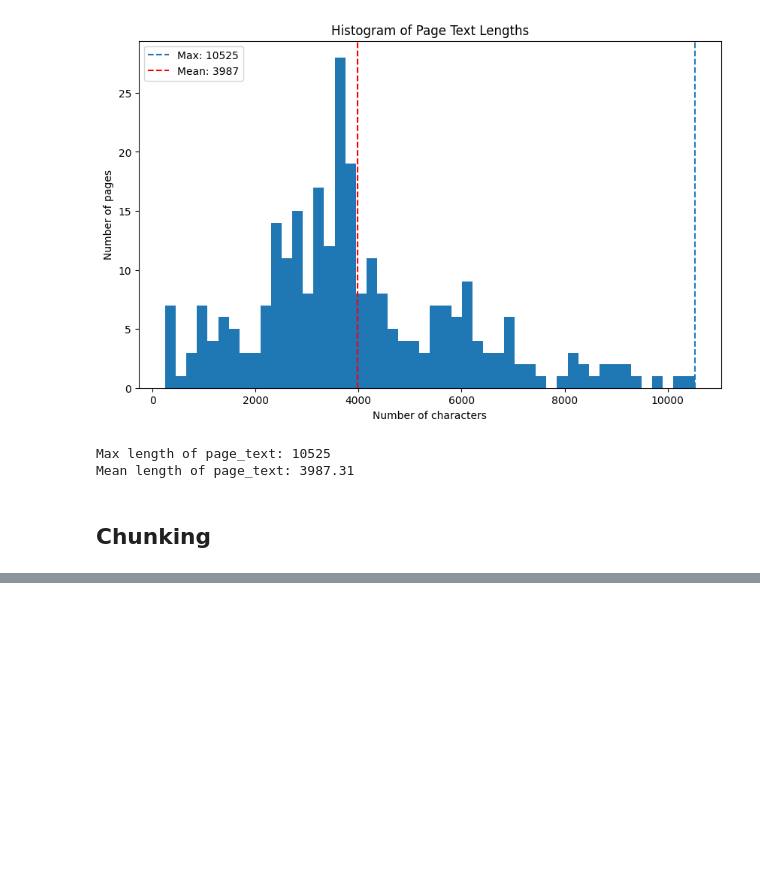
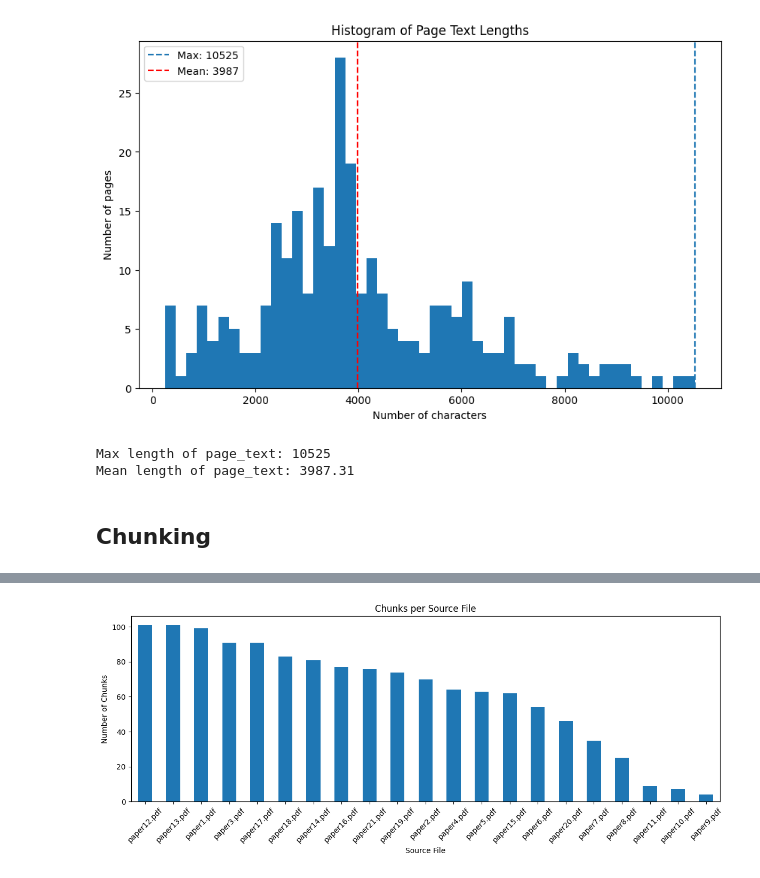
Before and after one commit to manishkolla/doc_rag_mmai, a Jupyter notebook: document_parser.ipynb, the cells around one changed output, grey strips where cells are left out. Saved outputs shown, nothing was run; the diff lists cells and outputs as text; code cells hidden in the pictures; blank space fills up the shorter version.

Commit message:
Added chunked text and embeddings into csv file

```diff
--- a/document_parser.ipynb
+++ b/document_parser.ipynb
@@ -188,0 +183,81 @@ OSError: [Errno 28] No space left on device
+# %%
+import pandas as pd
+import numpy as np
+import matplotlib.pyplot as plt
+import seaborn as sns
+import ast
+from sklearn.manifold import TSNE
+
+# === Load the CSV with ClinicalBERT embeddings ===
+csv_path = 'papers_adhd_csvs/all_papers_chunked_embeddings.csv'
+df = pd.read_csv(csv_path)
+
+# === Convert stringified embeddings back to lists ===
+df['embedding'] = df['embedding'].apply(ast.literal_eval)
+
+# === Display structure and sample data ===
+print("=== DataFrame Info ===")
+print(df.info())
+print("\n=== Sample Rows ===")
+print(df.head())
+
+# === Chunks per Document ===
+if 'source_file' in df.columns:
+    plt.figure(figsize=(12, 5))
+    df['source_file'].value_counts().plot(kind='bar')
+    plt.title('Chunks per Source File')
+    plt.xlabel('Source File')
+    plt.ylabel('Number of Chunks')
+    plt.xticks(rotation=45)
+    plt.tight_layout()
+    plt.show()
+
+# === Token Length Distribution ===
+plt.figure(figsize=(10, 5))
+df['token_length'].hist(bins=50)
+plt.axvline(512, color='red', linestyle='--', label='ClinicalBERT Token Limit')
+plt.title('Token Length Distribution')
+plt.xlabel('Number of Tokens')
+plt.ylabel('Number of Chunks')
+plt.legend()
+plt.grid(True)
+plt.show()
+
+# === Convert Embeddings to NumPy Matrix ===
+embedding_matrix = np.array(df['embedding'].tolist())
+print("Embedding Matrix Shape:", embedding_matrix.shape)
+
+# === Embedding Mean and Std Histograms ===
+embedding_means = embedding_matrix.mean(axis=1)
+embedding_stds = embedding_matrix.std(axis=1)
+
+plt.figure(figsize=(12, 4))
+plt.subplot(1, 2, 1)
+plt.hist(embedding_means, bins=40, color='skyblue')
+plt.title('Mean of Each Embedding')
+plt.xlabel('Mean Value')
+plt.ylabel('Count')
+
+plt.subplot(1, 2, 2)
+plt.hist(embedding_stds, bins=40, color='salmon')
+plt.title('Standard Deviation of Each Embedding')
+plt.xlabel('Standard Deviation')
+plt.ylabel('Count')
+
+plt.tight_layout()
+plt.show()
+
+# === t-SNE Visualization (on subset for performance) ===
+print("Running t-SNE... (this may take a moment)")
+subset_size = min(1000, len(embedding_matrix))  # cap at 1000 for speed
+tsne = TSNE(n_components=2, perplexity=30, random_state=42)
+tsne_proj = tsne.fit_transform(embedding_matrix[:subset_size])
+
+plt.figure(figsize=(8, 6))
+plt.scatter(tsne_proj[:, 0], tsne_proj[:, 1], alpha=0.6, c='mediumseagreen')
+plt.title("t-SNE Projection of ClinicalBERT Embeddings")
+plt.xlabel("Dimension 1")
+plt.ylabel("Dimension 2")
+plt.grid(True)
+plt.show()
+# %% [output]
@@ -188,0 +281 @@ OSError: [Errno 28] No space left on device
+[figure, added]
```
Also changed, not shown: parts of 3 cells of this notebook, 2 other files.
